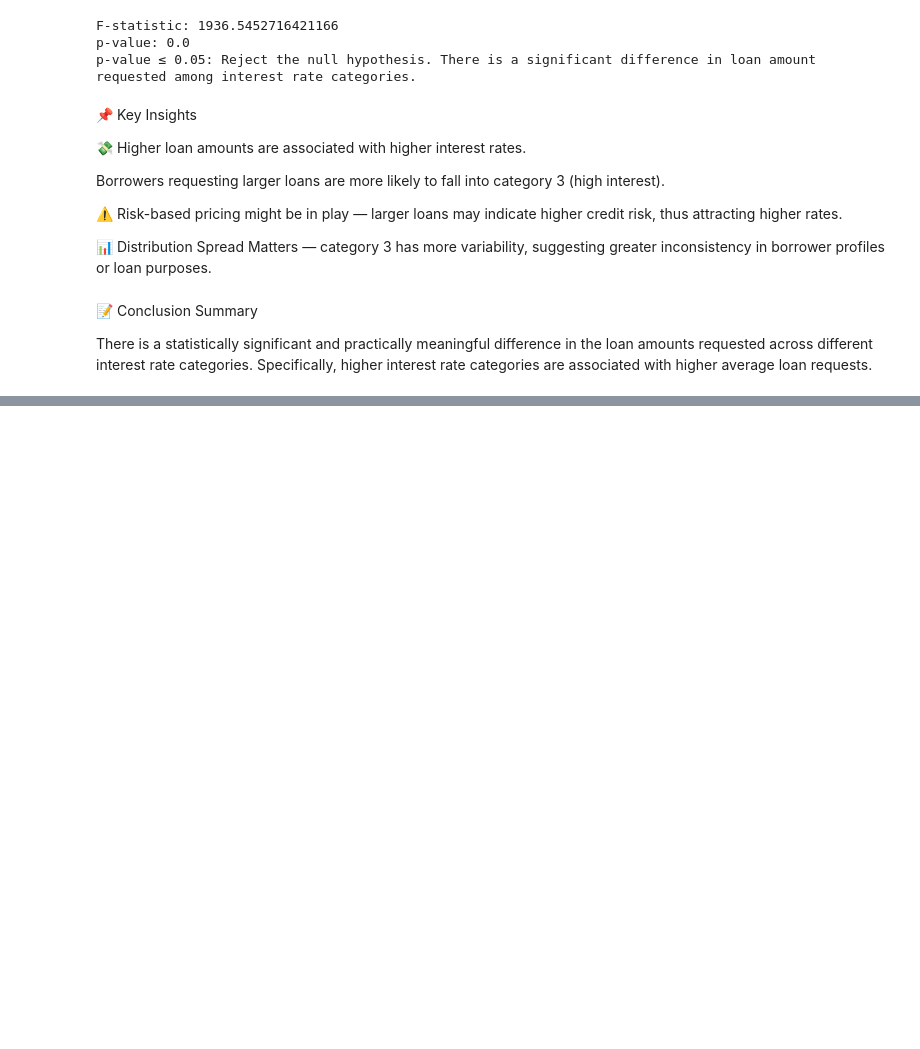
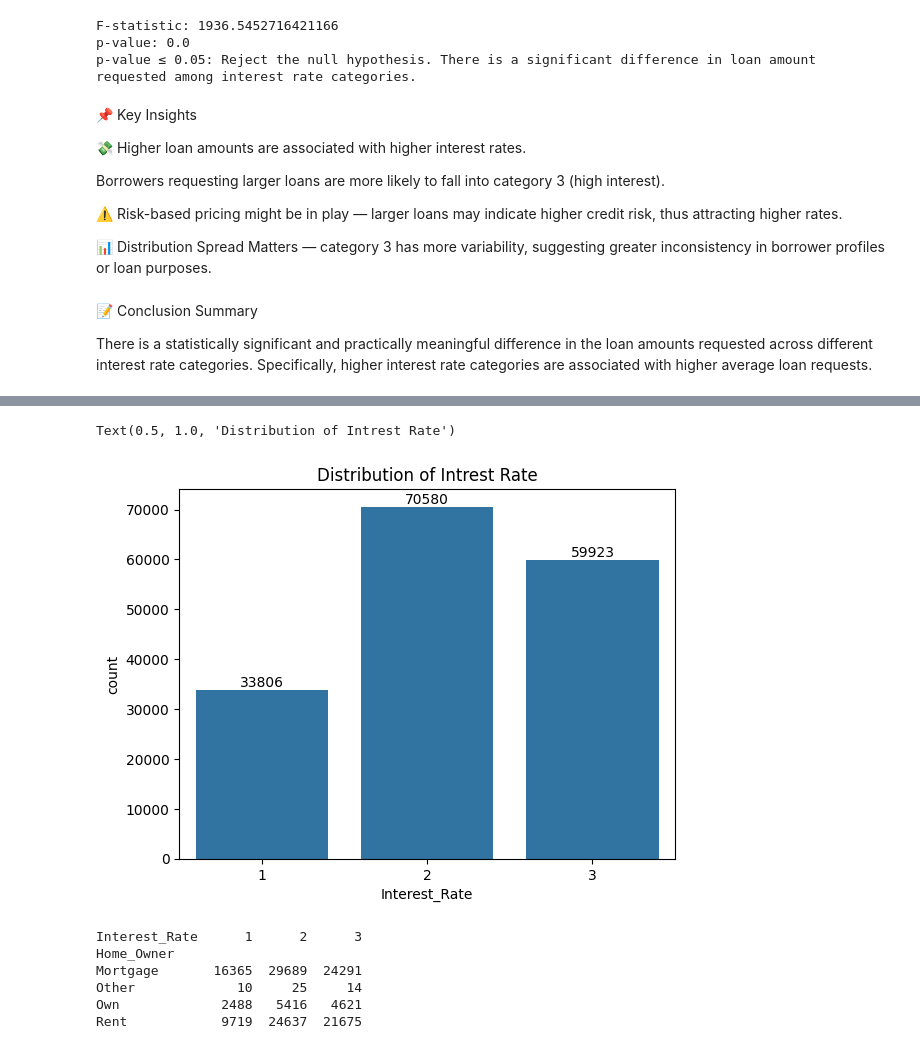
Before and after one commit to ka1817/Interest-Rate-Category-Prediction-Using-Supervised-Learning, a Jupyter notebook: notebook/eda.ipynb, the cells around one changed output, grey strips where cells are left out. Drawn from its saved outputs; the diff is of its cells as text; code cells hidden in the pictures; blank space fills up the shorter version.

```diff
--- a/notebook/eda.ipynb
+++ b/notebook/eda.ipynb
@@ -346,0 +435,18 @@ There is a statistically significant and practically meaningful difference in th
+# %%
+ax=sns.countplot(x=df['Interest_Rate'])
+for bars in ax.containers:
+    ax.bar_label(bars)
+plt.title("Distribution of Intrest Rate")
+# %% [output]
+Text(0.5, 1.0, 'Distribution of Intrest Rate')
+[figure, added]
+# %%
+ct = pd.crosstab(df['Home_Owner'], df['Interest_Rate'])
+print(ct)
+# %% [output]
+Interest_Rate      1      2      3
+Home_Owner
+Mortgage       16365  29689  24291
+Other             10     25     14
+Own             2488   5416   4621
+Rent            9719  24637  21675
```
Also changed, not shown: parts of 17 cells of this notebook, 5 other files.
